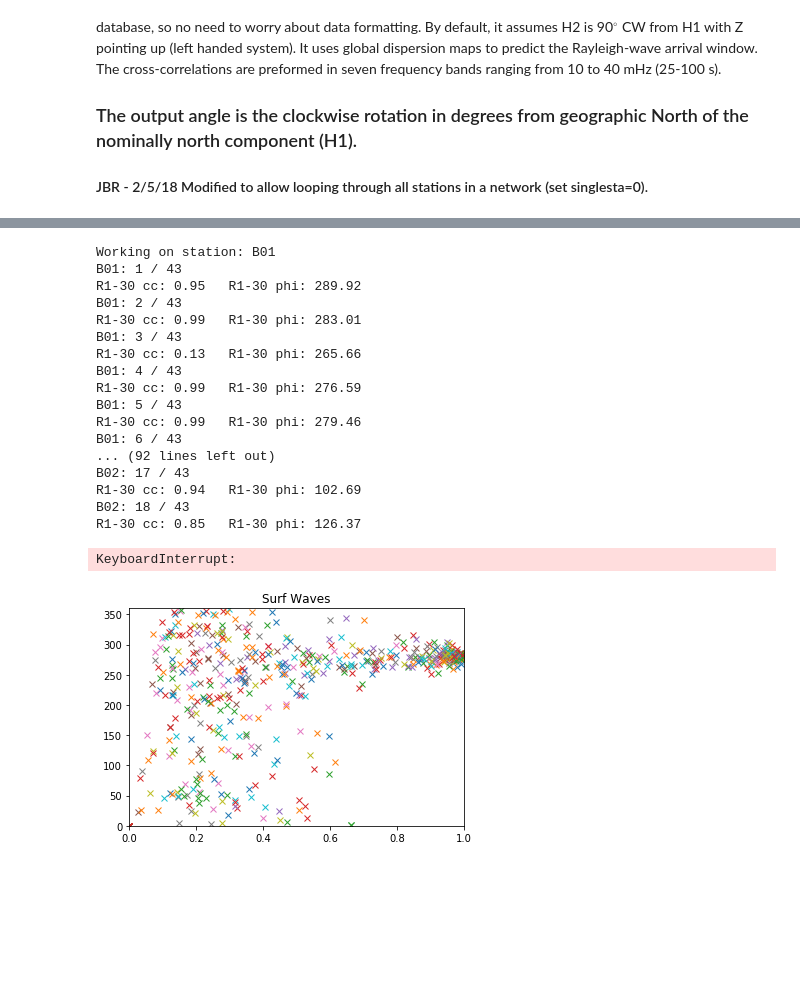
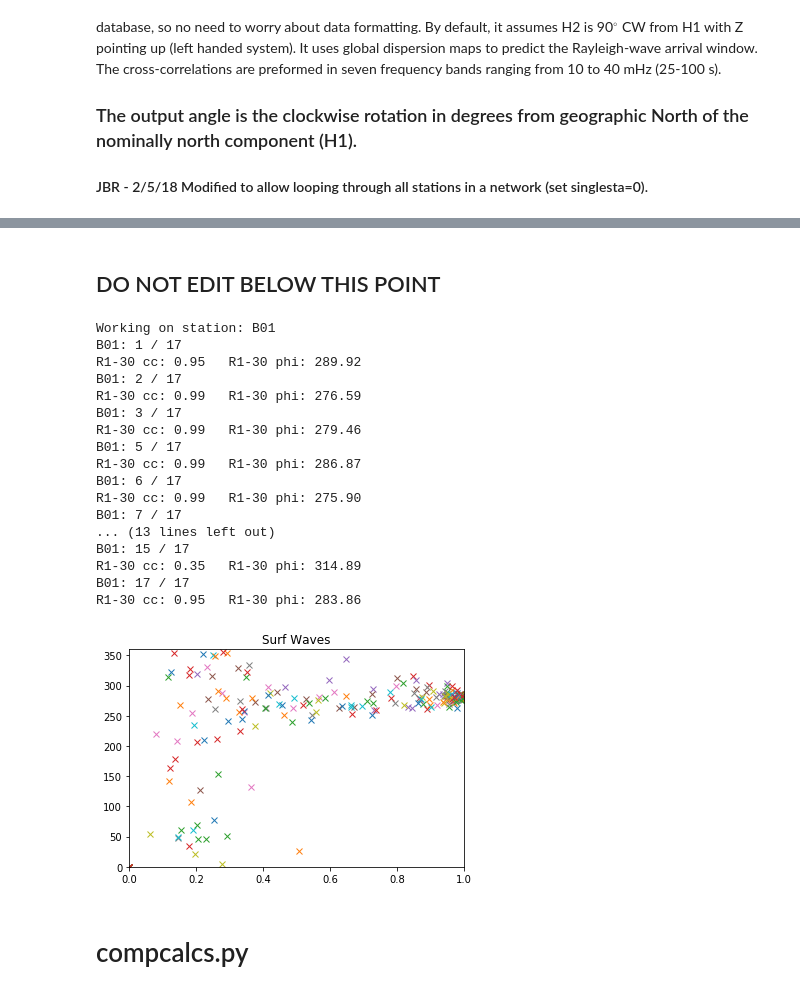
Before and after one commit to jbrussell/DLOPy_v1.0, a Jupyter notebook: run_orientations.ipynb, the cells around one changed output, grey strips where cells are left out. Drawn from its saved outputs; the diff is of its cells as text; code cells hidden in the pictures; blank space fills up the shorter version.

```diff
--- a/run_orientations.ipynb
+++ b/run_orientations.ipynb
@@ -39,9 +39,7 @@ A. Doran and G. Laske
 # NETWORK CODE
 NET="ZA" #"ZA"
 # STATION NAME
-singlesta=0
-if singlesta==0:
-    STA="B02" #"B02"
+STA=["B01","B02"] # "*" for all stations
 # CHANNELS TO ORIENT
 CHA="BH?" #"BH?"
 # CHANNEL LOCATION
@@ -119,10 +117,6 @@ savecat=1
 # 0 - no
 # 1 - yes
 
-if singlesta==0:
-    client = Client(wf_client)
-    inventory = client.get_stations(network=NET, station='*',channel=CHA, starttime=time1, endtime=time2)
-    STAS = [x.code for x in inventory[0].stations]
-else:
-    STAS=[STA]
-STAS
+# Resume from a previous station?
+isresume = 0
+STA_resume = 'B01'
@@ -150,0 +123,5 @@ STA_resume = 'B01'
+# %%
+client = Client(wf_client)
+inventory = client.get_stations(network=NET, station=",".join(STA),channel=CHA, starttime=time1, endtime=time2)
+STAS = [x.code for x in inventory[0].stations]
+STAS
@@ -151,3 +146,5 @@ STA_resume = 'B01'
+# %% [markdown]
+## DO NOT EDIT BELOW THIS POINT
 # %%
 # Define variables using param file inputs1
 client1=Client(cat_client)      # Catalog Client
@@ -221,10 +218,10 @@ for iSTA, STA in enumerate(STAS):
     hrs=4*60*60     # Length of data to download
 
     # load group velocity maps
-    map10=loadtxt('R.gv.10.txt'); map15=loadtxt('R.gv.15.txt')
-    map20=loadtxt('R.gv.20.txt'); map25=loadtxt('R.gv.25.txt')
-    map30=loadtxt('R.gv.30.txt'); map35=loadtxt('R.gv.35.txt')
-    map40=loadtxt('R.gv.40.txt')
+    map10=loadtxt('grv_disp/R.gv.10.txt'); map15=loadtxt('grv_disp/R.gv.15.txt')
+    map20=loadtxt('grv_disp/R.gv.20.txt'); map25=loadtxt('grv_disp/R.gv.25.txt')
+    map30=loadtxt('grv_disp/R.gv.30.txt'); map35=loadtxt('grv_disp/R.gv.35.txt')
+    map40=loadtxt('grv_disp/R.gv.40.txt')
 
     #      LOOP OVER ALL EVENTS
     for j in arange((L)):
@@ -352,48 +349,49 @@ for iSTA, STA in enumerate(STAS):
         R2phi[j,6]=ANG; R2cc[j,6]=cc
 
     # save up that Data
         if constsave==1:
             saved(R1cc,R2cc,R1phi,R2phi,loc=str(saveloc))
 
         # WHAT TO OUTPUT AT THE END OF EACH ITERATION
         if verb==1:
             # Just output number
             print("%s: %i / %i" %(STA,j+1,L))
         elif verb==2:
             print("%s: %i / %i" %(STA,j+1,L))
             print("R1-30 cc: %.2f   R1-30 phi: %.2f" %(R1cc[j,2],R1phi[j,2]))
 
 
     # PLOT ALL RESULTS
     if finplot==1:
         plt.figure()
         plt.subplot(1,1,1)
         plt.title('Surf Waves')
         plt.plot(R1cc,R1phi,'x',R2cc,R2phi,'x')
         plt.ylim([0,360]); plt.xlim([0,1])
 
     # SAVE DATA
     saved(R1cc,R2cc,R1phi,R2phi,loc=str(saveloc))
 # %% [output]
 Working on station: B01
-B01: 1 / 43
+B01: 1 / 17
 R1-30 cc: 0.95   R1-30 phi: 289.92
-B01: 2 / 43
-R1-30 cc: 0.99   R1-30 phi: 283.01
-B01: 3 / 43
-R1-30 cc: 0.13   R1-30 phi: 265.66
-B01: 4 / 43
+B01: 2 / 17
 R1-30 cc: 0.99   R1-30 phi: 276.59
-B01: 5 / 43
+B01: 3 / 17
 R1-30 cc: 0.99   R1-30 phi: 279.46
-B01: 6 / 43
-... (92 lines left out)
-B02: 17 / 43
-R1-30 cc: 0.94   R1-30 phi: 102.69
-B02: 18 / 43
-R1-30 cc: 0.85   R1-30 phi: 126.37
+B01: 5 / 17
+R1-30 cc: 0.99   R1-30 phi: 286.87
+B01: 6 / 17
+R1-30 cc: 0.99   R1-30 phi: 275.90
+B01: 7 / 17
+... (13 lines left out)
+B01: 15 / 17
+R1-30 cc: 0.35   R1-30 phi: 314.89
+B01: 17 / 17
+R1-30 cc: 0.95   R1-30 phi: 283.86
-KeyboardInterrupt:
-[figure, old version]
+[figure, new version]
+# %% [markdown]
+# compcalcs.py
 # %%
 """
 Final Orientation Calculation File
```
Also changed, not shown: parts of 5 cells of this notebook, 21 other files.
